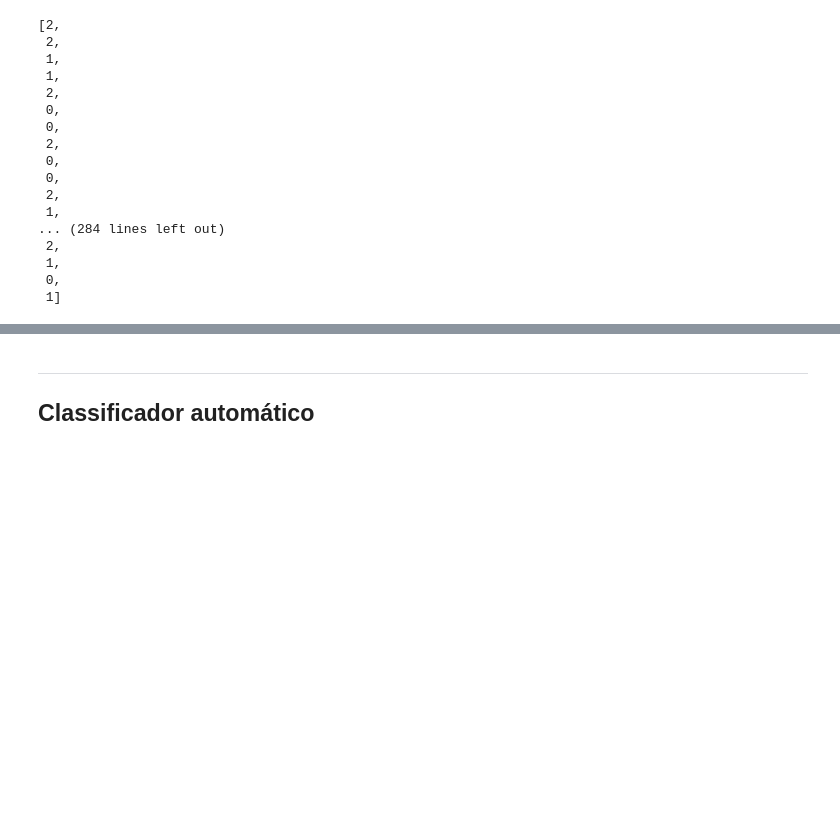
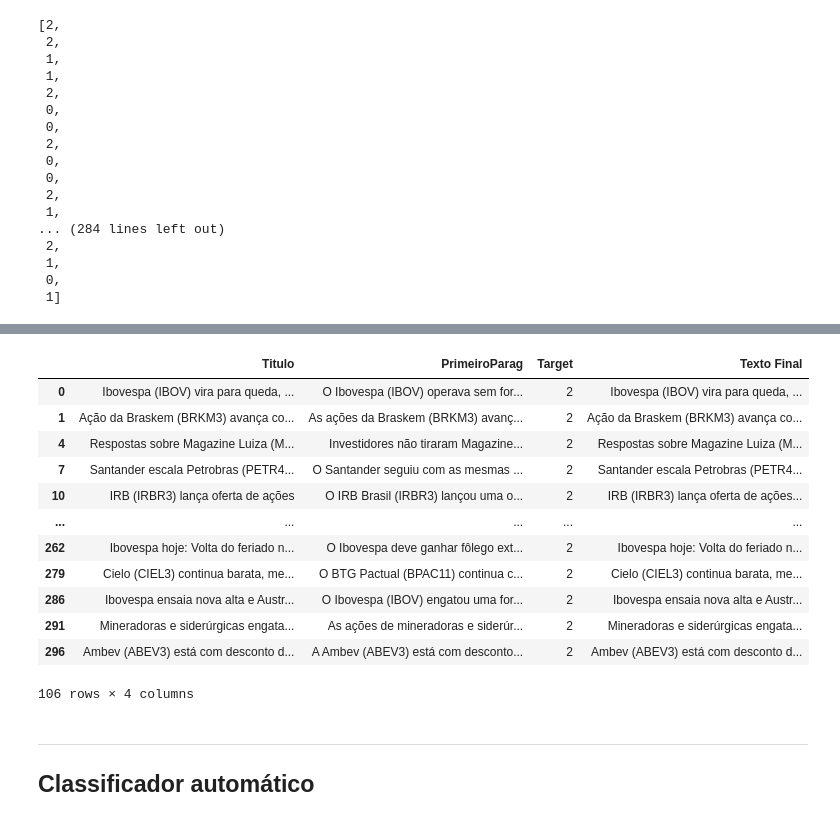
Before and after one commit to insper-classroom/22-2a-cd-p1-grupo_anandajgc, a Jupyter notebook: classificador.ipynb, the cells around one changed output, grey strips where cells are left out. Cells and saved outputs as stored; diff of their text form; code cells hidden in the pictures; blank space fills up the shorter version.

```diff
--- a/classificador.ipynb
+++ b/classificador.ipynb
@@ -104,3 +137,20 @@ target
+# %%
+test2 = test.loc[test['Target'] == 2,:]
+test2
+# %% [output]
+|  | Titulo | PrimeiroParag | Target | Texto Final |
+| 0 | Ibovespa (IBOV) vira para queda, ... | O Ibovespa (IBOV) operava sem for... | 2 | Ibovespa (IBOV) vira para queda, ... |
+| 1 | Ação da Braskem (BRKM3) avança co... | As ações da Braskem (BRKM3) avanç... | 2 | Ação da Braskem (BRKM3) avança co... |
+| 4 | Respostas sobre Magazine Luiza (M... | Investidores não tiraram Magazine... | 2 | Respostas sobre Magazine Luiza (M... |
+| 7 | Santander escala Petrobras (PETR4... | O Santander seguiu com as mesmas ... | 2 | Santander escala Petrobras (PETR4... |
+| 10 | IRB (IRBR3) lança oferta de ações | O IRB Brasil (IRBR3) lançou uma o... | 2 | IRB (IRBR3) lança oferta de ações... |
+| ... | ... | ... | ... | ... |
+| 262 | Ibovespa hoje: Volta do feriado n... | O Ibovespa deve ganhar fôlego ext... | 2 | Ibovespa hoje: Volta do feriado n... |
+| 279 | Cielo (CIEL3) continua barata, me... | O BTG Pactual (BPAC11) continua c... | 2 | Cielo (CIEL3) continua barata, me... |
+| 286 | Ibovespa ensaia nova alta e Austr... | O Ibovespa (IBOV) engatou uma for... | 2 | Ibovespa ensaia nova alta e Austr... |
+| 291 | Mineradoras e siderúrgicas engata... | As ações de mineradoras e siderúr... | 2 | Mineradoras e siderúrgicas engata... |
+| 296 | Ambev (ABEV3) está com desconto d... | A Ambev (ABEV3) está com desconto... | 2 | Ambev (ABEV3) está com desconto d... |
+106 rows × 4 columns
 # %% [markdown]
 ___
 ## Classificador automático
```
Also changed, not shown: parts of 8 cells of this notebook.
